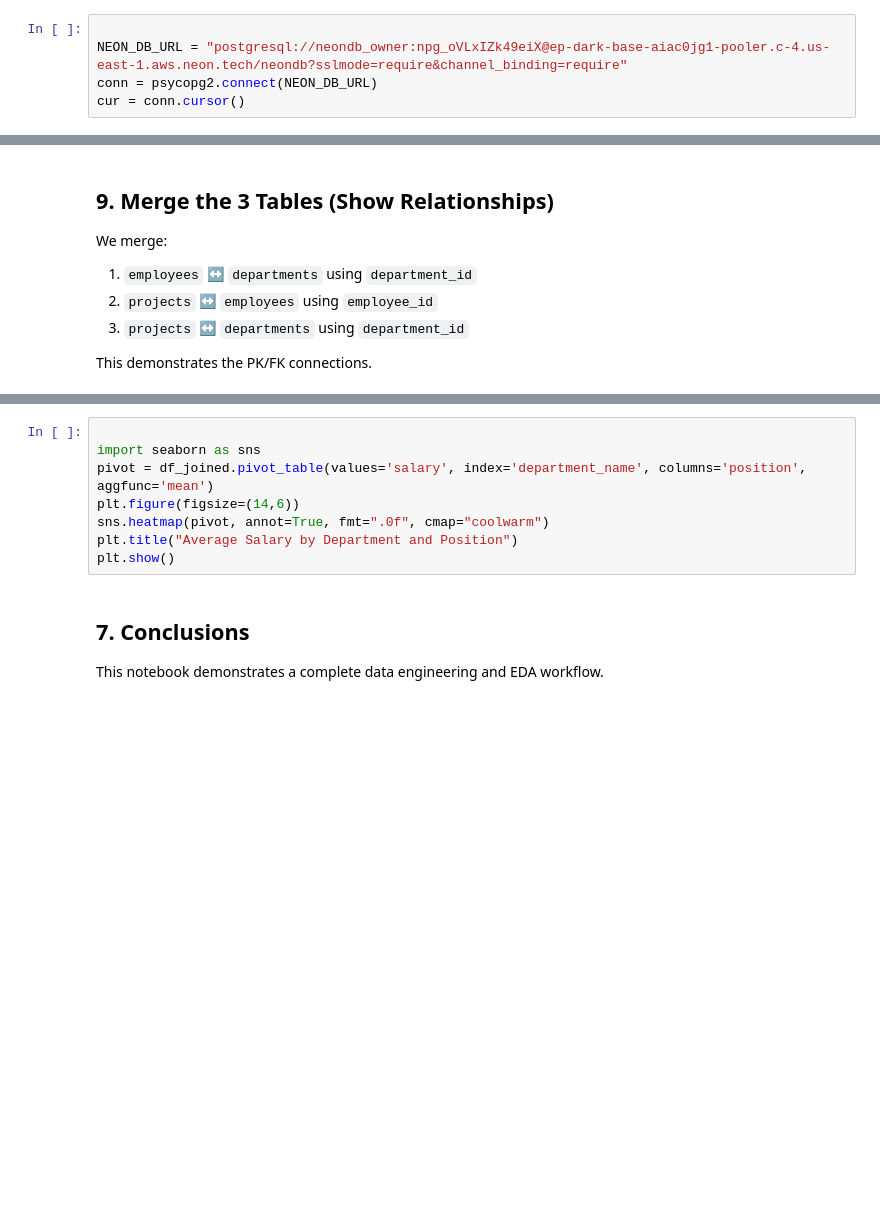
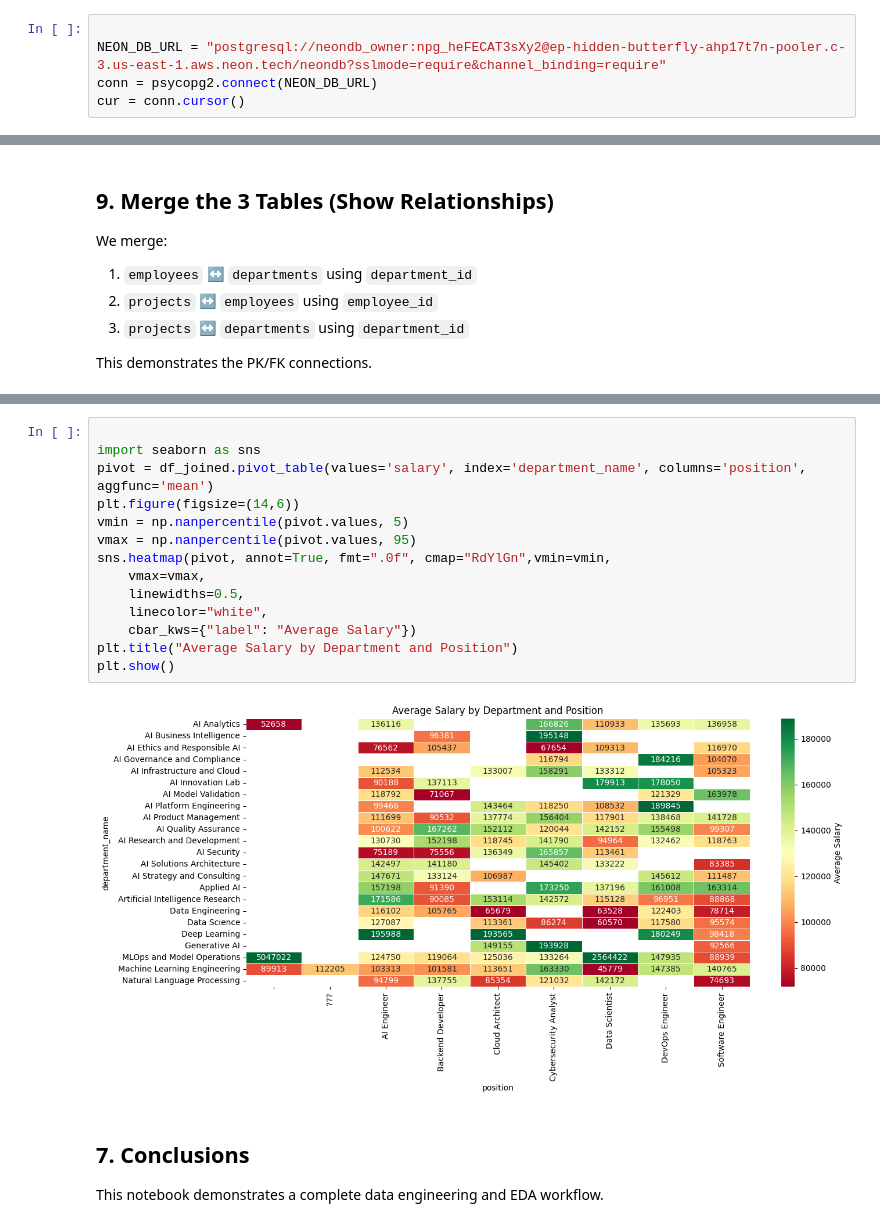
Before and after one commit to vir33mistry/WranglingWorkshop, a Jupyter notebook: Data_Engineering_EDA_Workshop_UPDATED.ipynb, the cells around one changed output, grey strips where cells are left out. Cells and saved outputs as stored; diff of their text form; blank space fills up the shorter version.

Commit message:
Updated code and added requirements.txt

```diff
--- a/Data_Engineering_EDA_Workshop_UPDATED.ipynb
+++ b/Data_Engineering_EDA_Workshop_UPDATED.ipynb
@@ -16,7 +36,7 @@ import random
 from datetime import date
 # %%
 
-NEON_DB_URL = "postgresql://neondb_owner:npg_oVLxIZk49eiX@ep-dark-base-aiac0jg1-pooler.c-4.us-east-1.aws.neon.tech/neondb?sslmode=require&channel_binding=require"
+NEON_DB_URL = "postgresql://neondb_owner:npg_heFECAT3sXy2@ep-hidden-butterfly-ahp17t7n-pooler.c-3.us-east-1.aws.neon.tech/neondb?sslmode=require&channel_binding=require"
 conn = psycopg2.connect(NEON_DB_URL)
 cur = conn.cursor()
 # %%
@@ -344,11 +566,19 @@ display(budget_by_dept.head(15))
 # %%
 
 import seaborn as sns
 pivot = df_joined.pivot_table(values='salary', index='department_name', columns='position', aggfunc='mean')
 plt.figure(figsize=(14,6))
-sns.heatmap(pivot, annot=True, fmt=".0f", cmap="coolwarm")
+vmin = np.nanpercentile(pivot.values, 5)
+vmax = np.nanpercentile(pivot.values, 95)
+sns.heatmap(pivot, annot=True, fmt=".0f", cmap="RdYlGn",vmin=vmin,
+    vmax=vmax,
+    linewidths=0.5,
+    linecolor="white",
+    cbar_kws={"label": "Average Salary"})
 plt.title("Average Salary by Department and Position")
 plt.show()
+# %% [output]
+[figure, added]
 # %% [markdown]
 ## 7. Conclusions
 This notebook demonstrates a complete data engineering and EDA workflow.
```
Also changed, not shown: parts of 13 cells of this notebook.
